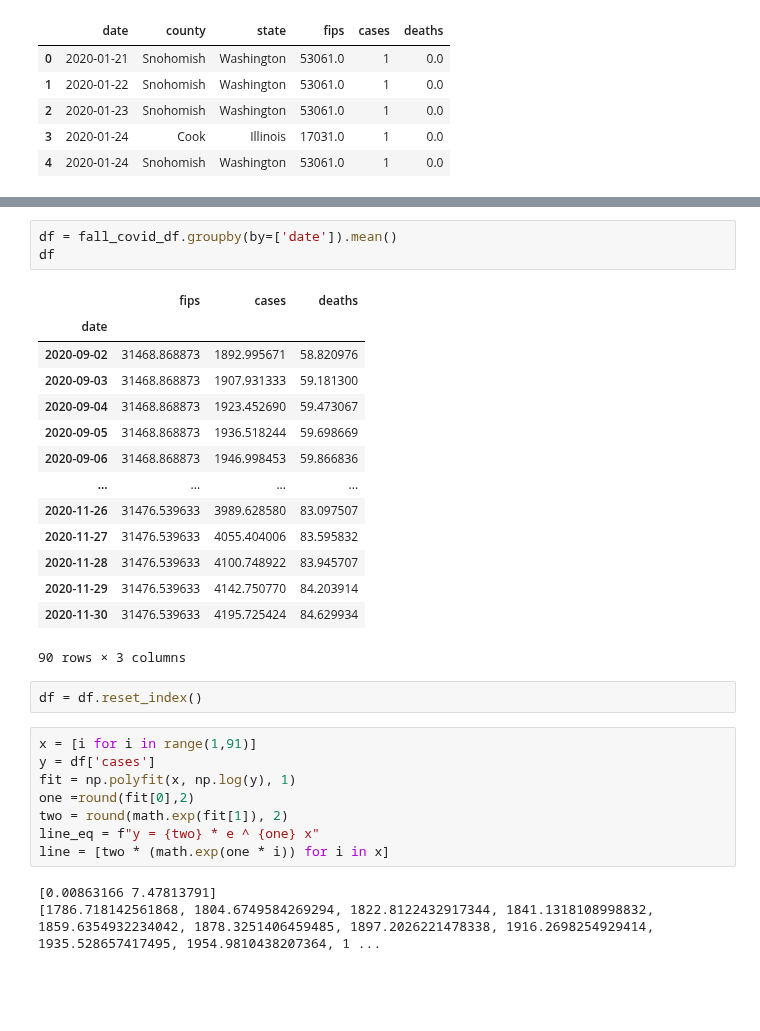
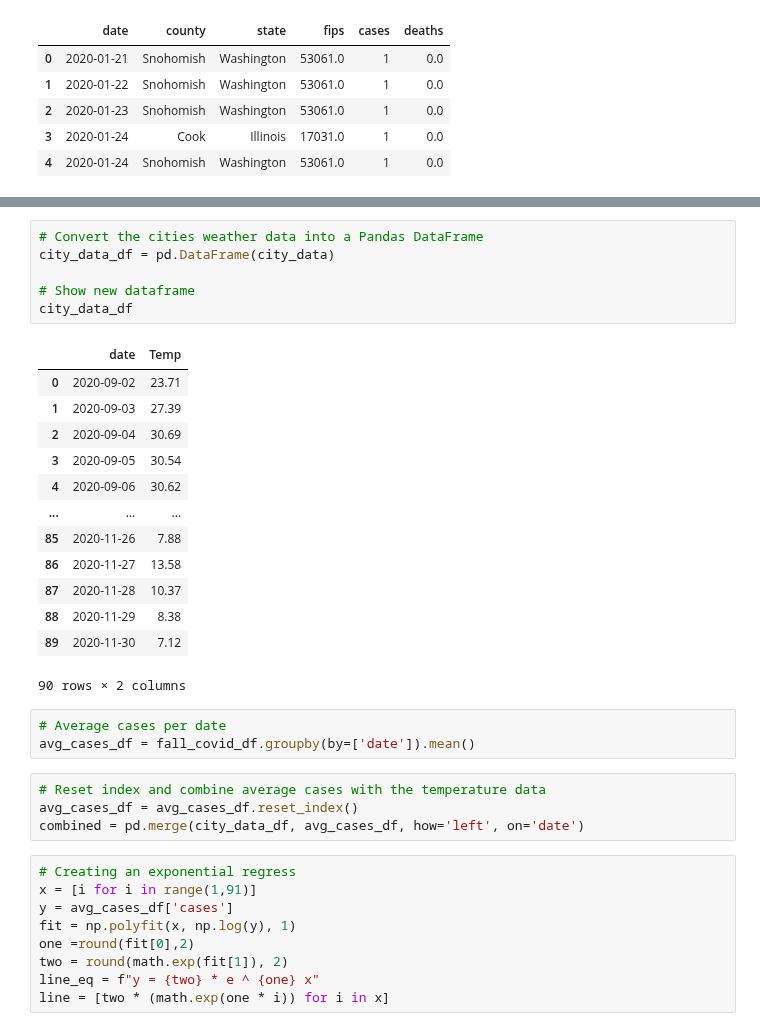
Before and after one commit to ryankracaw/project-one, a Jupyter notebook: fall.ipynb, the cells around one changed output, grey strips where cells are left out. Cells and saved outputs as stored; diff of their text form; blank space fills up the shorter version.

```diff
--- a/fall.ipynb
+++ b/fall.ipynb
@@ -67,32 +143,37 @@ fall_covid_df
+# %%
+# Convert the cities weather data into a Pandas DataFrame
+city_data_df = pd.DataFrame(city_data)
+
+# Show new dataframe
+city_data_df
+# %% [output]
+|  | date | Temp |
+| 0 | 2020-09-02 | 23.71 |
+| 1 | 2020-09-03 | 27.39 |
+| 2 | 2020-09-04 | 30.69 |
+| 3 | 2020-09-05 | 30.54 |
+| 4 | 2020-09-06 | 30.62 |
+| ... | ... | ... |
+| 85 | 2020-11-26 | 7.88 |
+| 86 | 2020-11-27 | 13.58 |
+| 87 | 2020-11-28 | 10.37 |
+| 88 | 2020-11-29 | 8.38 |
+| 89 | 2020-11-30 | 7.12 |
+90 rows × 2 columns
 # %%
-df = fall_covid_df.groupby(by=['date']).mean()
-df
+# Average cases per date
+avg_cases_df = fall_covid_df.groupby(by=['date']).mean()
-# %% [output]
-|  | fips | cases | deaths |
-| date |  |  |  |
-| 2020-09-02 | 31468.868873 | 1892.995671 | 58.820976 |
-| 2020-09-03 | 31468.868873 | 1907.931333 | 59.181300 |
-| 2020-09-04 | 31468.868873 | 1923.452690 | 59.473067 |
-| 2020-09-05 | 31468.868873 | 1936.518244 | 59.698669 |
-| 2020-09-06 | 31468.868873 | 1946.998453 | 59.866836 |
-| ... | ... | ... | ... |
-| 2020-11-26 | 31476.539633 | 3989.628580 | 83.097507 |
-| 2020-11-27 | 31476.539633 | 4055.404006 | 83.595832 |
-| 2020-11-28 | 31476.539633 | 4100.748922 | 83.945707 |
-| 2020-11-29 | 31476.539633 | 4142.750770 | 84.203914 |
-| 2020-11-30 | 31476.539633 | 4195.725424 | 84.629934 |
-90 rows × 3 columns
-# %%
-df = df.reset_index()
+# %%
+# Reset index and combine average cases with the temperature data
+avg_cases_df = avg_cases_df.reset_index()
+combined = pd.merge(city_data_df, avg_cases_df, how='left', on='date')
 # %%
+# Creating an exponential regress
 x = [i for i in range(1,91)]
-y = df['cases']
+y = avg_cases_df['cases']
 fit = np.polyfit(x, np.log(y), 1)
 one =round(fit[0],2)
 two = round(math.exp(fit[1]), 2)
 line_eq = f"y = {two} * e ^ {one} x"
 line = [two * (math.exp(one * i)) for i in x]
-# %% [output]
-[0.00863166 7.47813791]
-[1786.718142561868, 1804.6749584269294, 1822.8122432917344, 1841.1318108998832, 1859.6354932234042, 1878.3251406459485, 1897.2026221478338, 1916.2698254929414, 1935.528657417495, 1954.9810438207364, 1 ...
 # %%
```
Also changed, not shown: parts of 11 cells of this notebook, 2 other files.
